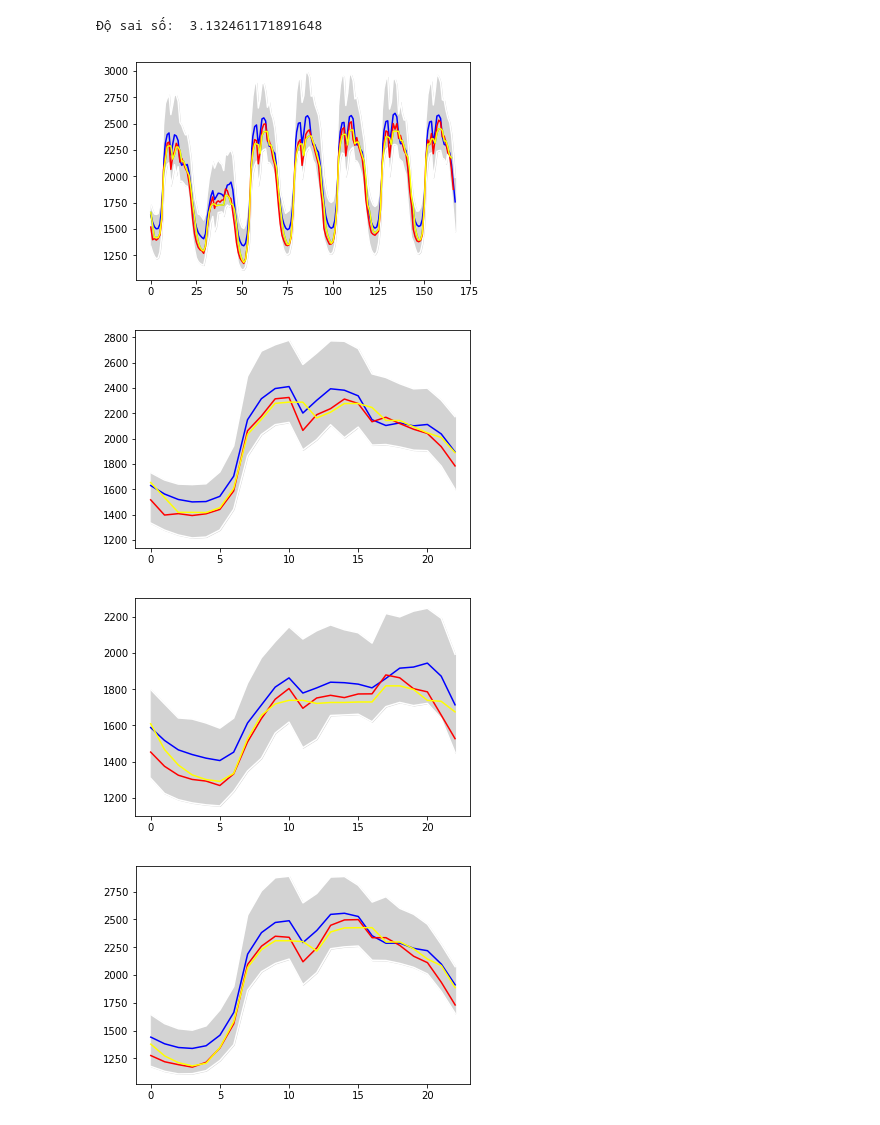
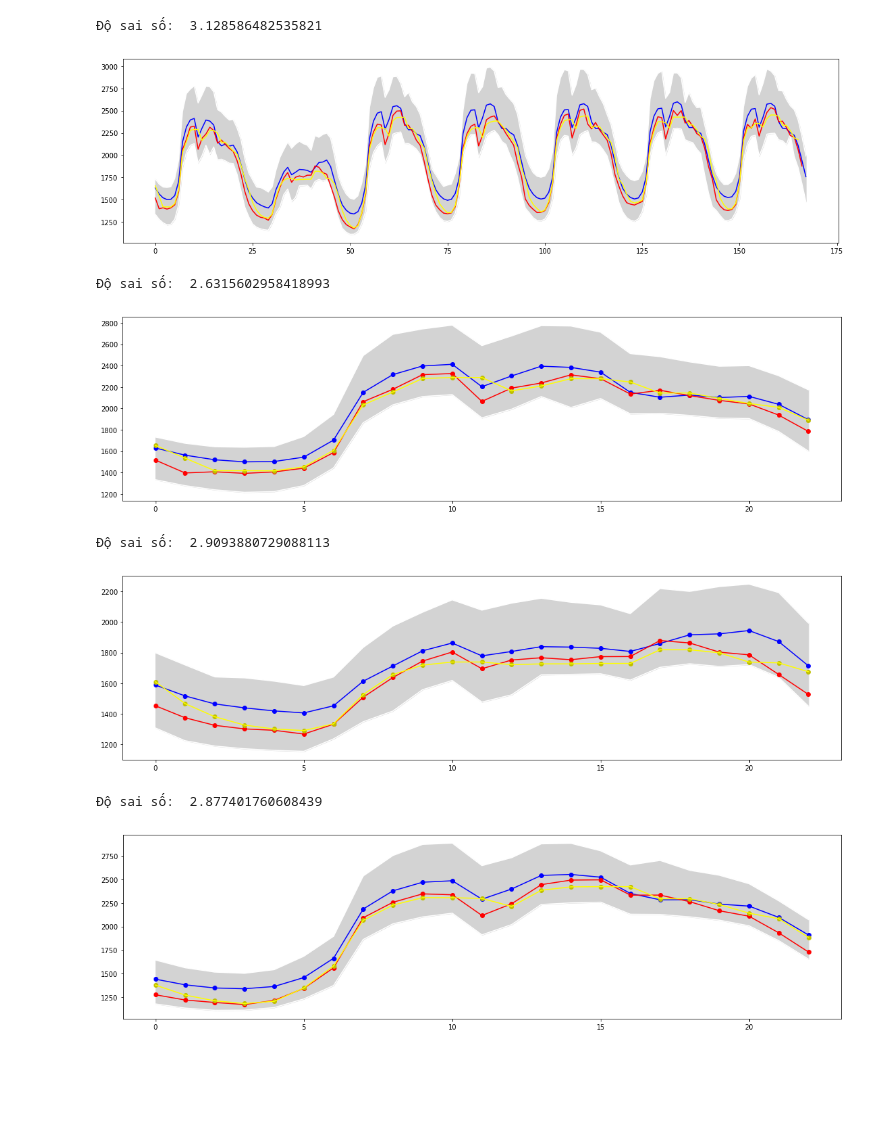
Before and after one commit to DUCQUAN7850/show, a Jupyter notebook: Untitled1.ipynb, the cells around one changed output. Drawn from its saved outputs; the diff is of its cells as text; code cells hidden in the pictures; blank space fills up the shorter version.

```diff
--- a/Untitled1.ipynb
+++ b/Untitled1.ipynb
@@ -78,7 +78,7 @@ trainPredictPlot[look_back:len(trainPredict)+look_back, :] = trainPredict
 testPredictPlot = numpy.empty_like(dataset)
 testPredictPlot[:, :] = numpy.nan
 testPredictPlot[len(trainPredict)+(look_back*2)+1:len(dataset)-1, :] = testPredict
-test_check=testPredictPlot[8400:8567]
+test_check=testPredictPlot[8400:8568]
 
 #Tinh chỉnh kết quả
 mintc=(min(test_check))[0]
@@ -102,7 +102,7 @@ for i in range(len(test_input)-1):
 MAPE = MAPE*100/(len(test_input))
 print("Độ sai số: ",MAPE)
 #show đồ thị
-plt.plot(test_check)
+# plt.plot(test_check)
 # --------------------------------------------------------------------------
 # đọc dữ liệu từ file ra
 dataset = read_csv('ts.csv')
@@ -136,7 +136,7 @@ while(a>0):
 for i in range(0,168):
 	listdate[i] /=200
 	listdate[i]=round(listdate[i],1)
-
+plt.figure(figsize=(19,5))
 plt.plot(listdate,'blue')
 plt.plot(timemax, color='white')
 plt.plot(timemin,color='white')
@@ -171,39 +171,75 @@ Epoch 150/150
-Độ sai số:  3.132461171891648
+Độ sai số:  3.128586482535821
-[figure, old version]
+[figure, new version]
 # %%
-plt.plot(listdate[0:23],'blue')#Đường dữ liệu trung bình
+plt.figure(figsize=(19,5))
+for i in range(0,23):
+    plt.plot(i,listdate[i],'bo-')#Đường dữ liệu trung bình
+plt.plot(listdate[0:23],'b')
 plt.plot(timemax[0:23], color='white')
 plt.plot(timemin[0:23],color='white')
+for i in range(0,23):
+    plt.plot(i,tuan51[i],'ro-')
 plt.plot(tuan51[0:23],color='red')#Đường dữ liệu chuẩn
+for i in range(0,23):
+    plt.plot(i,test_check[i],'yo-')
 plt.plot(test_check[0:23],color='yellow')#Đường dự đoán
 c=numpy.arange(23)
 plt.fill_between(c,timemin[0:23],timemax[0:23],color='lightgrey')
-
+MAPE=0
+for i in range(0,23):
+	MAPE += abs((tuan51[i]-test_check[i][0])/tuan51[i])
+MAPE = MAPE*100/(24)
+print("Độ sai số: ",MAPE)
 plt.show()
 # %% [output]
+Độ sai số:  2.6315602958418993
-[figure, old version]
+[figure, new version]
 # %%
-plt.plot(listdate[24:47],'blue')#đường dữ liệu trung bình
+plt.figure(figsize=(19,5))
+for i in range(24,47):
+    plt.plot(i-24,listdate[i],'bo-')#Đường dữ liệu trung bình
+plt.plot(listdate[24:47],'b')
 plt.plot(timemax[24:47], color='white')
 plt.plot(timemin[24:47],color='white')
-plt.plot(tuan51[24:47],color='red')#đường dữ liệu chuẩn
-plt.plot(test_check[24:47],color='yellow')#đường dự đoán
+for i in range(24,47):
+    plt.plot(i-24,tuan51[i],'ro-')
+plt.plot(tuan51[24:47],color='red')#Đường dữ liệu chuẩn
+for i in range(24,47):
+    plt.plot(i-24,test_check[i],'yo-')
+plt.plot(test_check[24:47],color='yellow')#Đường dự đoán
 c=numpy.arange(23)
 plt.fill_between(c,timemin[24:47],timemax[24:47],color='lightgrey')
-
+MAPE=0
+for i in range(24,47):
+	MAPE += abs((tuan51[i]-test_check[i][0])/tuan51[i])
+MAPE = MAPE*100/(24)
+print("Độ sai số: ",MAPE)
 plt.show()
 # %% [output]
+Độ sai số:  2.9093880729088113
-[figure, old version]
+[figure, new version]
 # %%
-plt.plot(listdate[48:71],'blue')
+plt.figure(figsize=(19,5))
+for i in range(48,71):
+    plt.plot(i-48,listdate[i],'bo-')#Đường dữ liệu trung bình
+plt.plot(listdate[48:71],'b')
 plt.plot(timemax[48:71], color='white')
 plt.plot(timemin[48:71],color='white')
-plt.plot(tuan51[48:71],color='red')
-plt.plot(test_check[48:71],color='yellow')
+for i in range(48,71):
+    plt.plot(i-48,tuan51[i],'ro-')
+plt.plot(tuan51[48:71],color='red')#Đường dữ liệu chuẩn
+for i in range(48,71):
+    plt.plot(i-48,test_check[i],'yo-')
+plt.plot(test_check[48:71],color='yellow')#Đường dự đoán
 c=numpy.arange(23)
 plt.fill_between(c,timemin[48:71],timemax[48:71],color='lightgrey')
-
+MAPE=0
+for i in range(48,71):
+	MAPE += abs((tuan51[i]-test_check[i][0])/tuan51[i])
+MAPE = MAPE*100/(24)
+print("Độ sai số: ",MAPE)
 plt.show()
 # %% [output]
+Độ sai số:  2.877401760608439
-[figure, old version]
+[figure, new version]
 # %%
```
Also changed, not shown: parts of 5 cells of this notebook.
